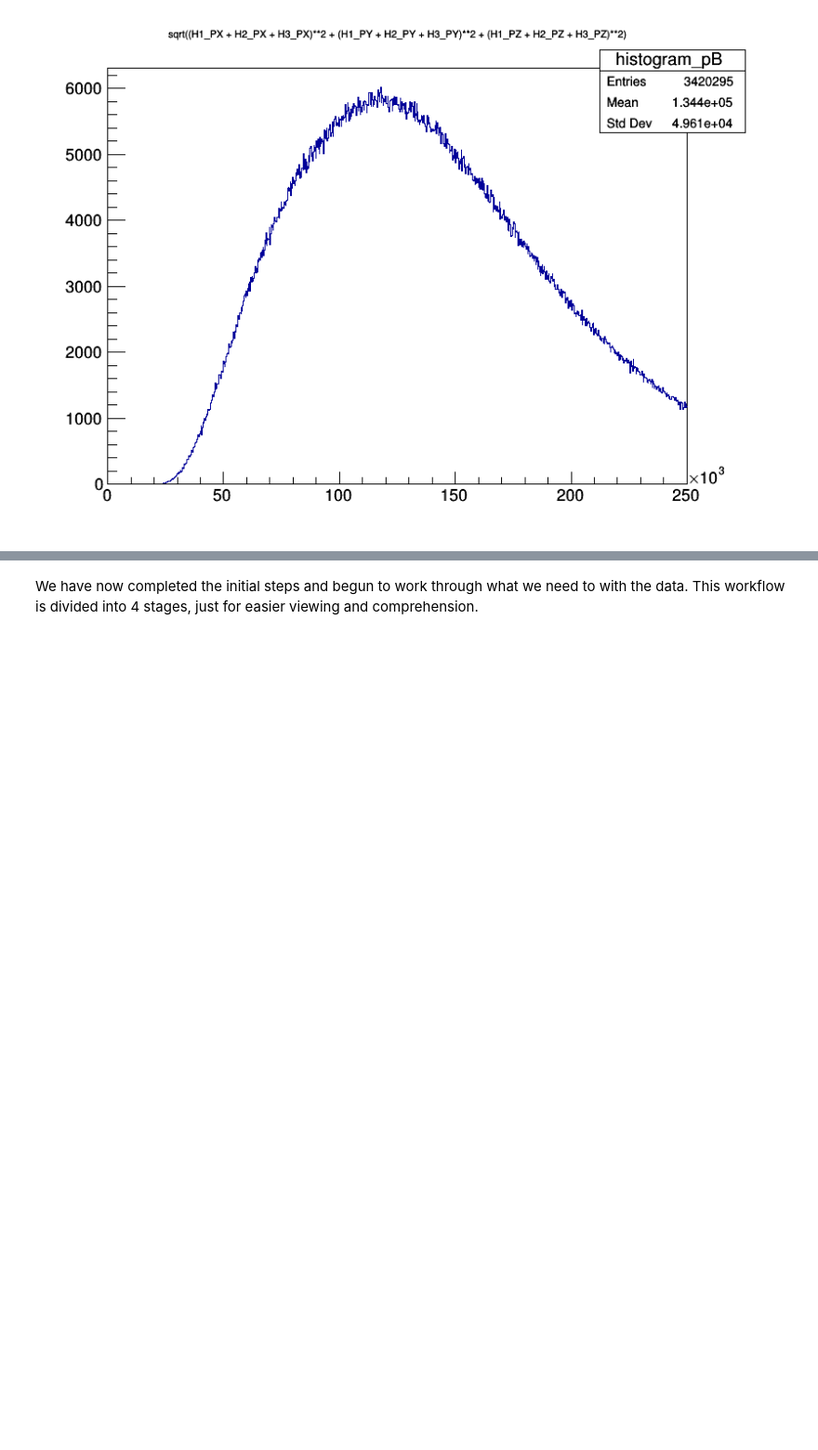
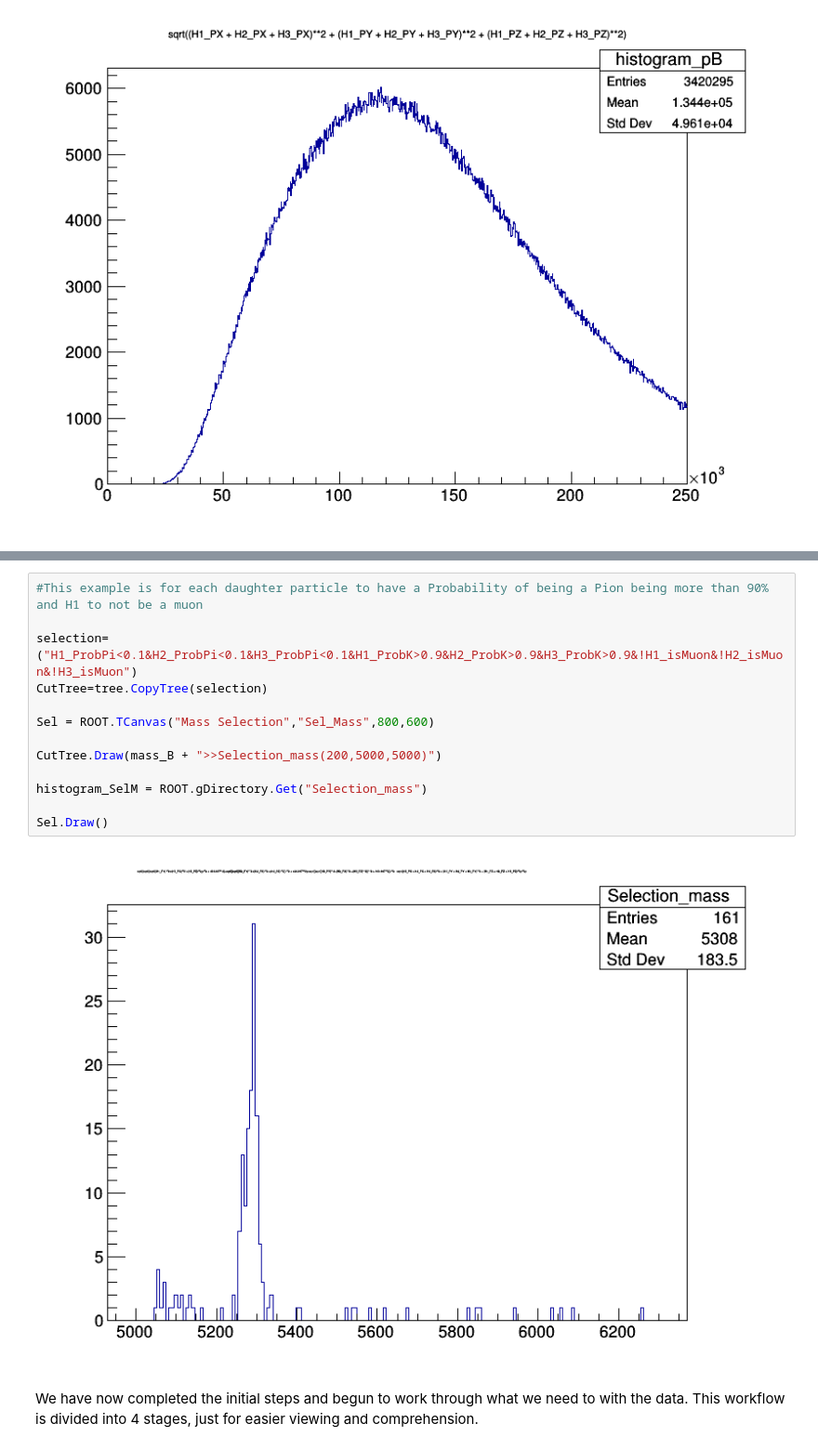
Before and after one commit to MerlijnvEmmerik/Mijnrel, a Jupyter notebook: Week_4.ipynb, the cells around one changed output, grey strips where cells are left out. Shown at 93% size. Saved outputs shown, nothing was run; the diff lists cells and outputs as text; blank space fills up the shorter version.

```diff
--- a/Week_4.ipynb
+++ b/Week_4.ipynb
@@ -326,2 +367,17 @@ H3_PK.Draw()
+# %%
+#This example is for each daughter particle to have a Probability of being a Pion being more than 90% and H1 to not be a muon
+
+selection=("H1_ProbPi<0.1&H2_ProbPi<0.1&H3_ProbPi<0.1&H1_ProbK>0.9&H2_ProbK>0.9&H3_ProbK>0.9&!H1_isMuon&!H2_isMuon&!H3_isMuon")
+CutTree=tree.CopyTree(selection)
+
+Sel = ROOT.TCanvas("Mass Selection","Sel_Mass",800,600)
+
+CutTree.Draw(mass_B + ">>Selection_mass(200,5000,5000)")
+
+histogram_SelM = ROOT.gDirectory.Get("Selection_mass")
+
+Sel.Draw()
+# %% [output]
+[figure, added]
 # %% [markdown]
 We have now completed the initial steps and begun to work through what we need to with the data. This workflow is divided into 4 stages, just for easier viewing and comprehension.
```
Also changed, not shown: parts of 11 cells of this notebook.
